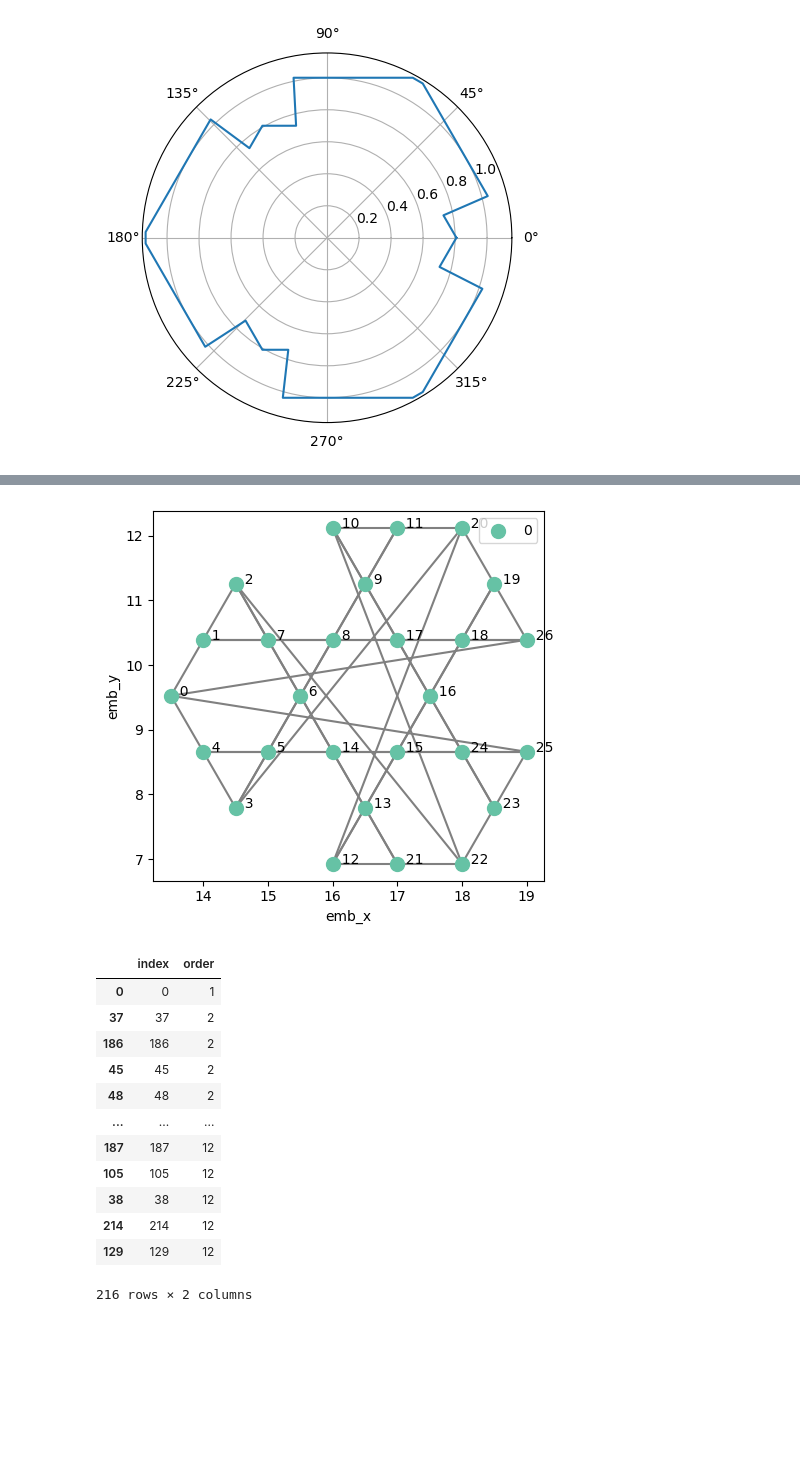
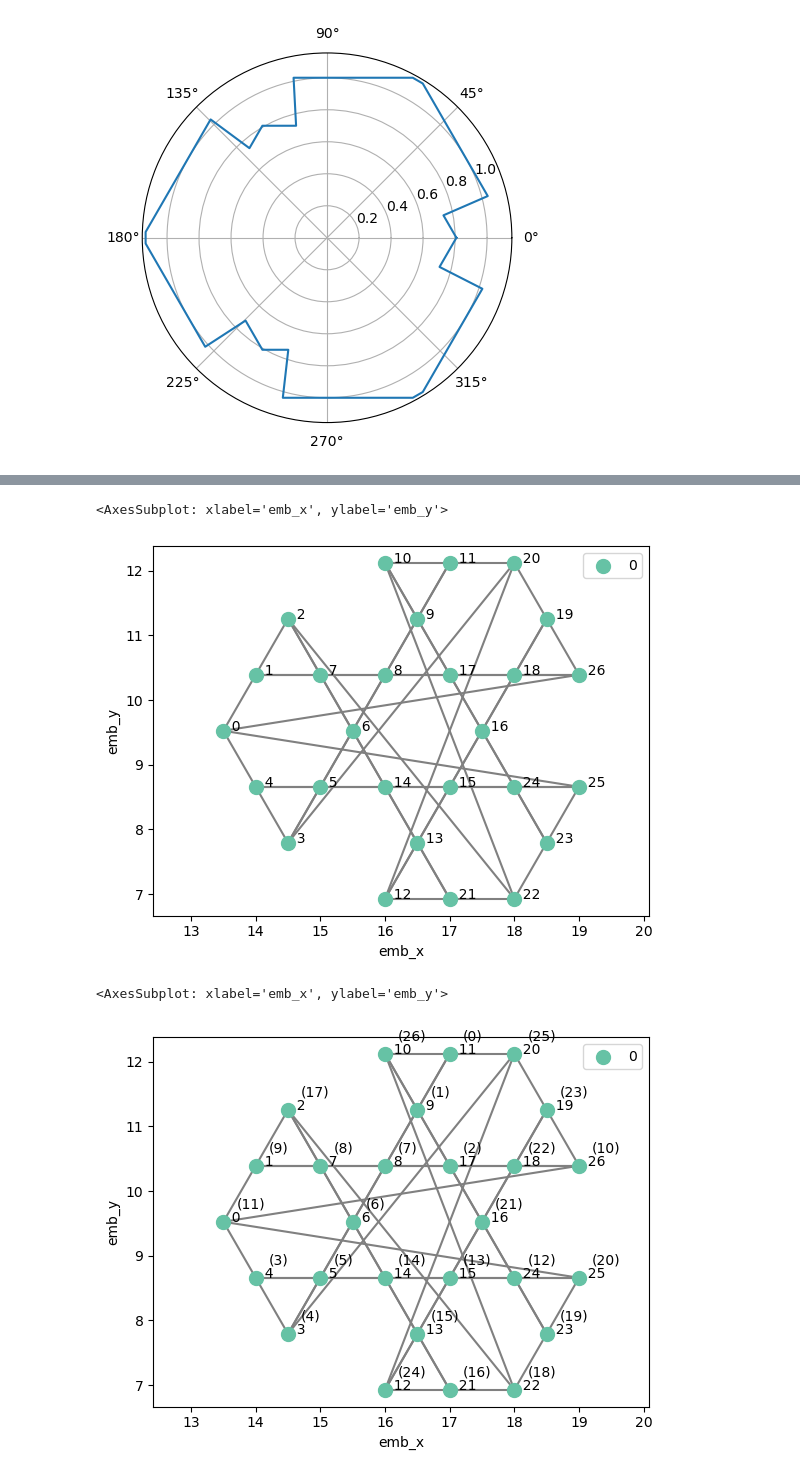
Before and after one commit to ischurov/frustrations-eda, a Jupyter notebook: kagome_round.ipynb, the cells around one changed output, grey strips where cells are left out. Drawn from its saved outputs; the diff is of its cells as text; code cells hidden in the pictures; blank space fills up the shorter version.

```diff
--- a/kagome_round.ipynb
+++ b/kagome_round.ipynb
@@ -291,5 +89,3 @@ factor_lattice = FactorLattice(
     group_elements=group_elements,
     fundamental_domain=fundamental_domain_elements,
 )
-# %%
-factor_lattice.edges = [(edge, 1) for edge, kind in factor_lattice.edges]
@@ -339,7 +92,6 @@ factor_lattice.sites_df
 # %%
 fig, ax = plt.subplots()
 factor_lattice.plot(ax=ax)
-# set aspect equal
-ax.set_aspect('equal', adjustable='box')
 # %% [output]
+<AxesSubplot: xlabel='emb_x', ylabel='emb_y'>
-[figure, old version]
+[figure, new version]
@@ -348,20 +98,32 @@ import pandas as pd
 # %%
-pd.DataFrame(
-    [(i, Permutation(g).order()) for i, g in enumerate(factor_lattice.get_automorphisms())],
-    columns=["index", "order"],
-).sort_values("order")
+automorphisms = set(Permutation(g) for g in factor_lattice.get_automorphisms())
-# %% [output]
-|  | index | order |
-| 0 | 0 | 1 |
-| 37 | 37 | 2 |
-| 186 | 186 | 2 |
-| 45 | 45 | 2 |
-| 48 | 48 | 2 |
-| ... | ... | ... |
-| 187 | 187 | 12 |
-| 105 | 105 | 12 |
-| 38 | 38 | 12 |
-| 214 | 214 | 12 |
-| 129 | 129 | 12 |
-216 rows × 2 columns
+# %%
+def apply(g: Permutation, elements: list[int]):
+    return [g(x) for x in elements]
+# %%
+def filter_permutations(group_elements, preimage, image):
+    return [g for g in group_elements if apply(g, preimage) == image]
+
+
+generators = dict(
+    tx=one(filter_permutations(automorphisms, [5, 14, 6, 4], [15, 24, 16, 14])),
+    ty=one(filter_permutations(automorphisms, [3, 5, 14, 6], [6, 8, 17, 9])),
+    rotation=one(filter_permutations(automorphisms, [6, 14, 15], [14, 15, 16])),
+    flip=one(filter_permutations(automorphisms, [0, 6, 4], [0, 6, 1])),
+#    nonplanar4=one(filter_permutations(automorphisms, [0, 21, 16, 11], [11, 16, 21, 0]))
+)
+
+# generators = dict(
+#     tx=one(filter_permutations(automorphisms, [8, 9, 19, 10], [19, 20, 31, 21])),
+#     ty=one(filter_permutations(automorphisms, [9, 19, 10, 7], [12, 22, 13, 10])),
+#     rotation=one(filter_permutations(automorphisms, [10, 19, 20], [19, 20, 21])),
+#     flip=one(filter_permutations(automorphisms, [0, 10, 21, 9], [0, 10, 21, 11])),
+# )
+generated_group = PermutationGroup(list(generators.values()))
+rest_elements = automorphisms - generated_group.elements
+# %%
+factor_lattice.plot(permutation=one(filter_permutations(automorphisms, [0, 21, 16, 11], [11, 16, 21, 0])))
+# %% [output]
+<AxesSubplot: xlabel='emb_x', ylabel='emb_y'>
+[figure, added]
 # %%
```
Also changed, not shown: parts of 27 cells of this notebook, 7 other files.
